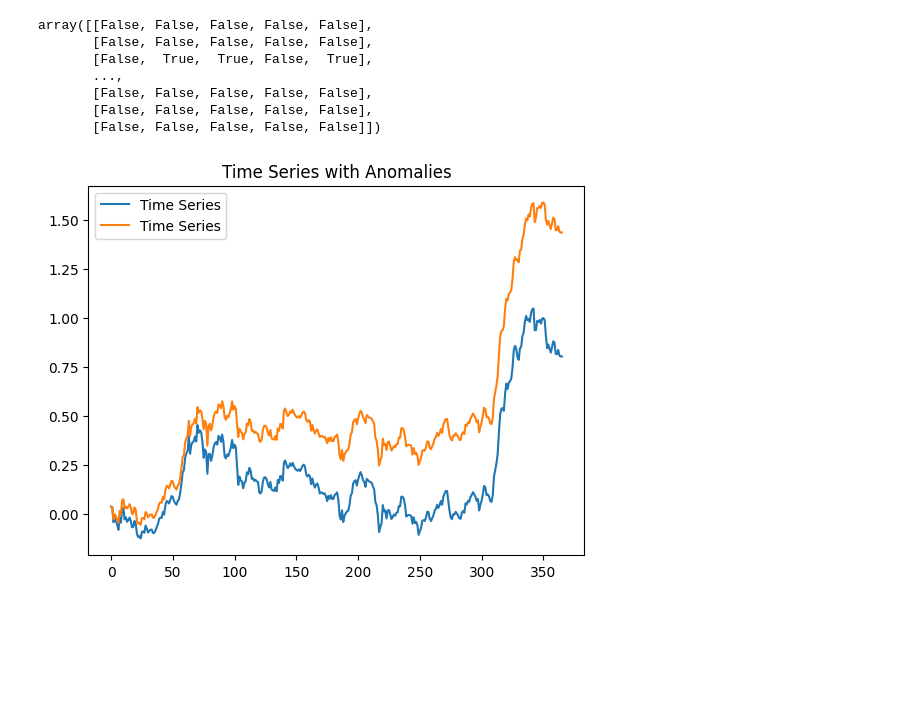
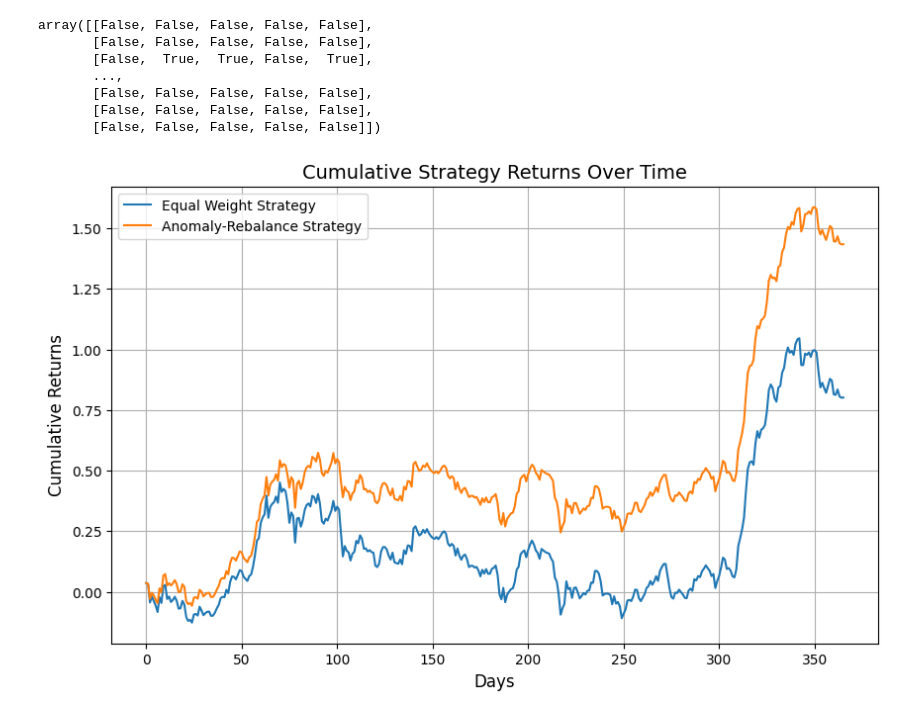
Before and after one commit to OrnlyP63/attention-auto-encoder, a Jupyter notebook: notebooks/metrics.ipynb, the cells around one changed output. Cells and saved outputs as stored; diff of their text form; code cells hidden in the pictures; blank space fills up the shorter version.

```diff
--- a/notebooks/metrics.ipynb
+++ b/notebooks/metrics.ipynb
@@ -48,8 +45,3 @@ array([[False, False, False, False, False],
        [False, False, False, False, False]])
 # %%
 res2 = anomaly_rebalance_strategy(returns, anomalies)
-# %%
-plot_profit(res)
-plot_profit(res2)
-# %% [output]
-[figure, removed]
@@ -55,0 +50,5 @@ plot_profit(res2)
+# %%
+plot_profit([res, res2], ['Equal Weight Strategy', 'Anomaly-Rebalance Strategy'])
+plt.savefig('results.png')
+# %% [output]
+[figure, added]
```
Also changed, not shown: parts of 2 cells of this notebook, 57 other files.
